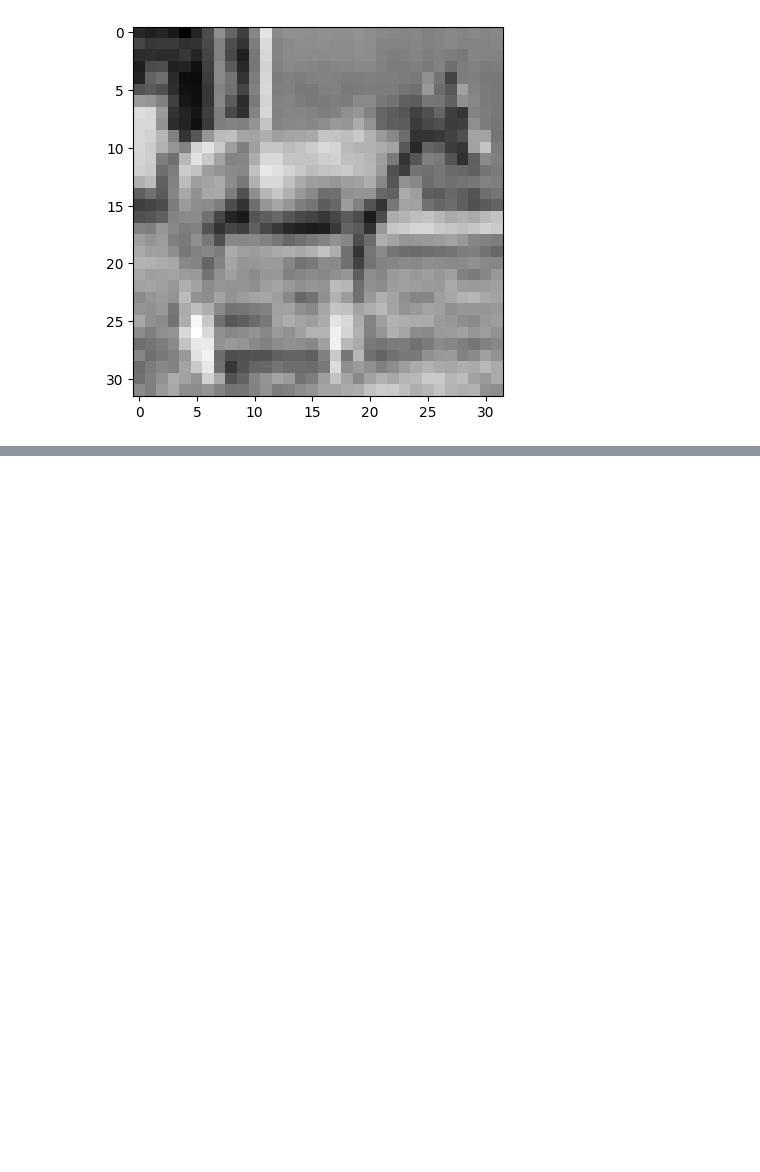
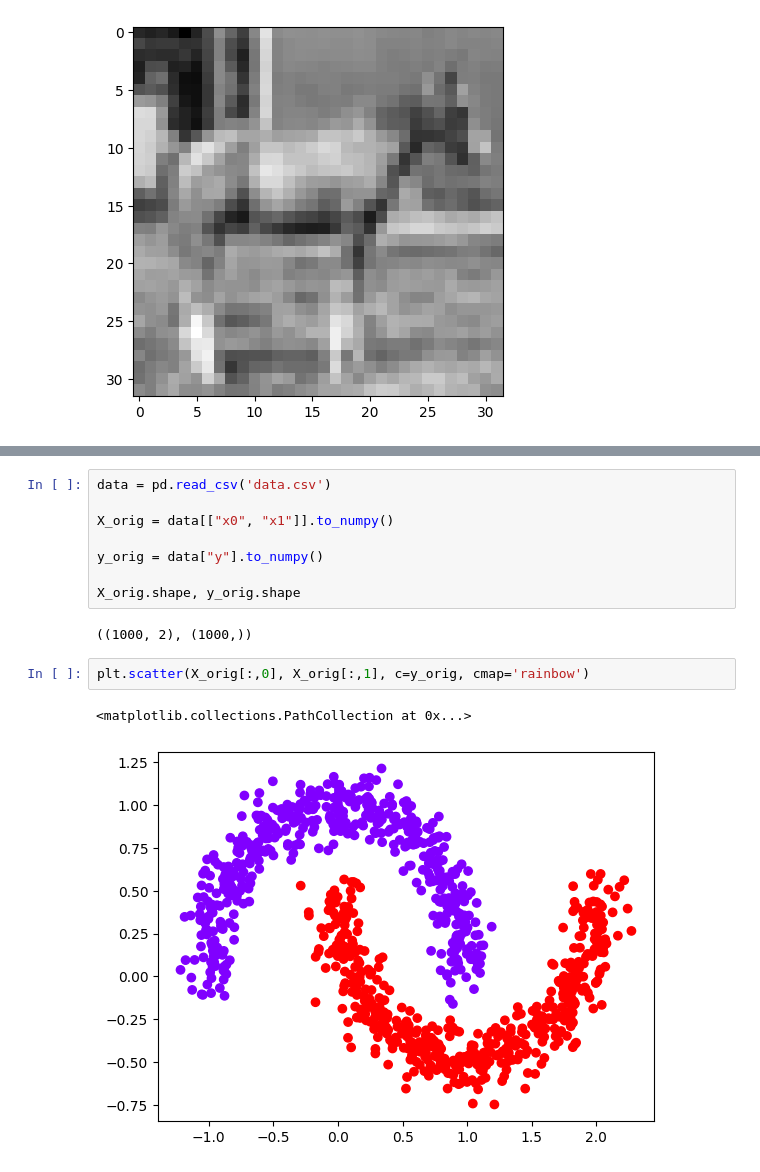
Before and after one commit to abdulquawiyy-owolabi/Deep-Learning, a Jupyter notebook: Deep_Learning_Week_1.ipynb, the cells around one changed output, grey strips where cells are left out. Drawn from its saved outputs; the diff is of its cells as text; blank space fills up the shorter version.

```diff
--- a/Deep_Learning_Week_1.ipynb
+++ b/Deep_Learning_Week_1.ipynb
@@ -473,0 +502,15 @@ data = my_data_load()
+# %%
+data = pd.read_csv('data.csv')
+
+X_orig = data[["x0", "x1"]].to_numpy()
+
+y_orig = data["y"].to_numpy()
+
+X_orig.shape, y_orig.shape
+# %% [output]
+((1000, 2), (1000,))
+# %%
+plt.scatter(X_orig[:,0], X_orig[:,1], c=y_orig, cmap='rainbow')
+# %% [output]
+<matplotlib.collections.PathCollection at 0x...>
+[figure, added]
```
Also changed, not shown: parts of 29 cells of this notebook.
